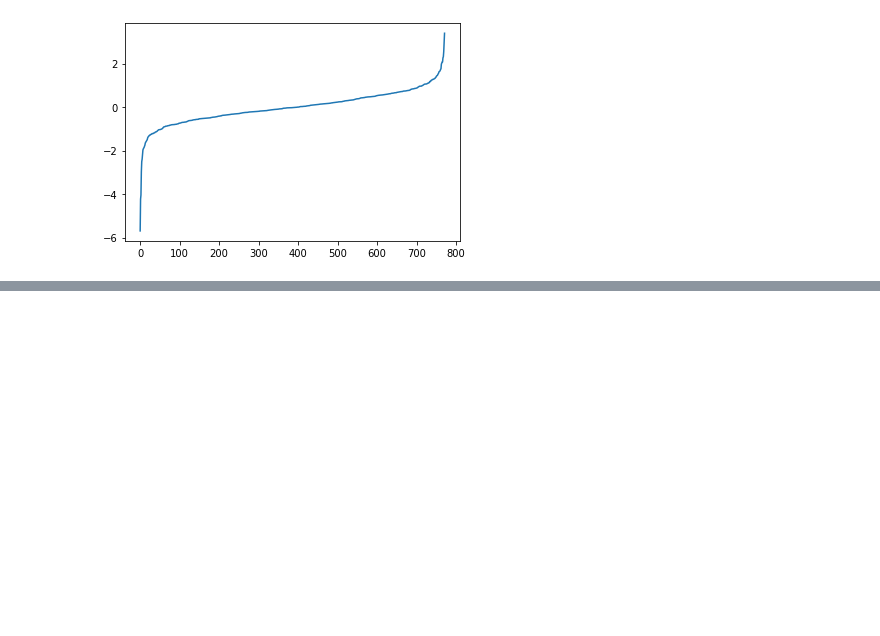
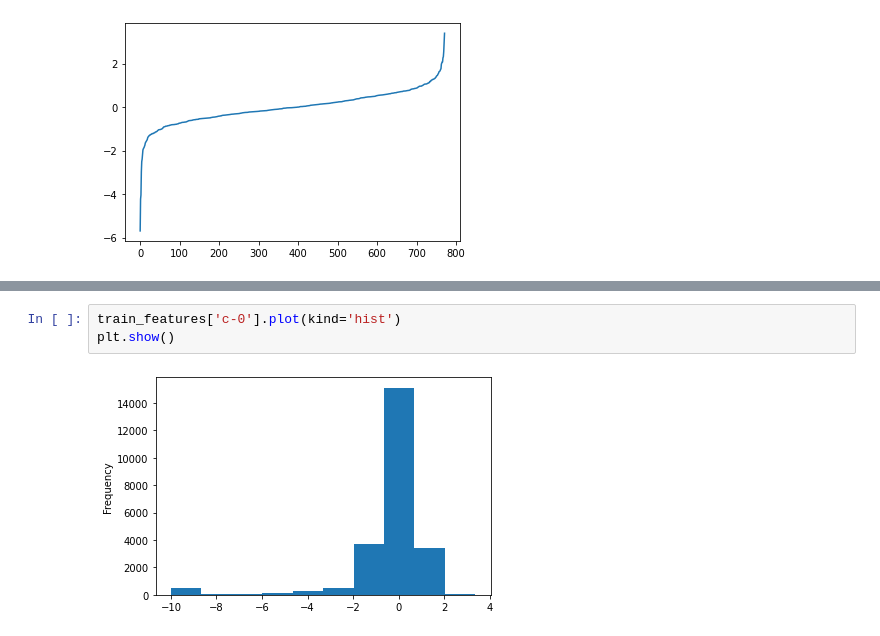
Before and after one commit to athiq-ahmed/Pytorch, a Jupyter notebook: Mechanics_of_Action_(MOA)_Prediction.ipynb, the cells around one changed output, grey strips where cells are left out. Drawn from its saved outputs; the diff is of its cells as text; blank space fills up the shorter version.

```diff
--- a/Mechanics_of_Action_(MOA)_Prediction.ipynb
+++ b/Mechanics_of_Action_(MOA)_Prediction.ipynb
@@ -168,0 +175,5 @@ plt.plot(sorted(gs))
+# %%
+train_features['c-0'].plot(kind='hist')
+plt.show()
+# %% [output]
+[figure, added]
```
Also changed, not shown: parts of 17 cells of this notebook.
